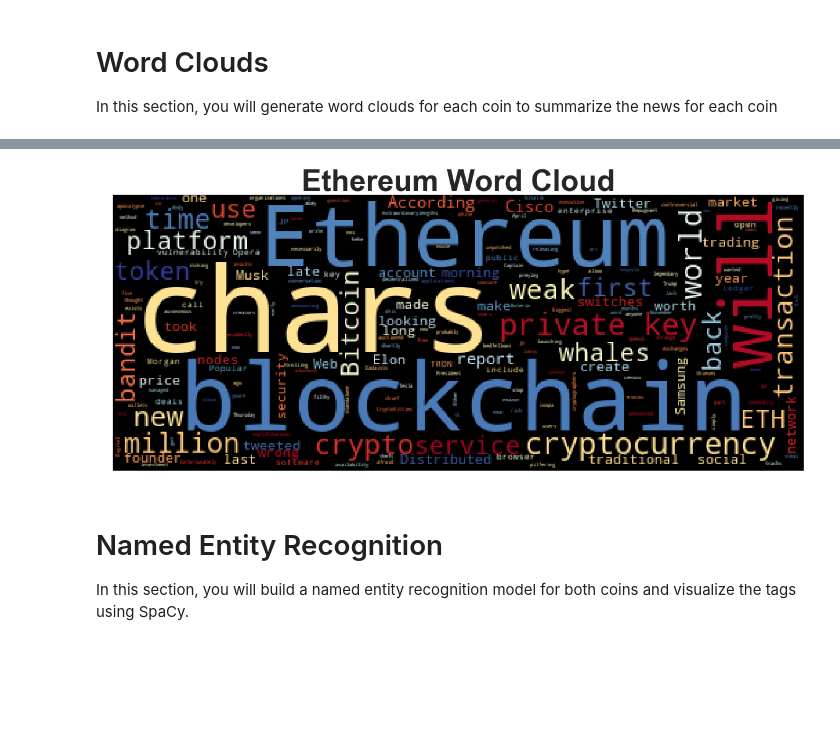
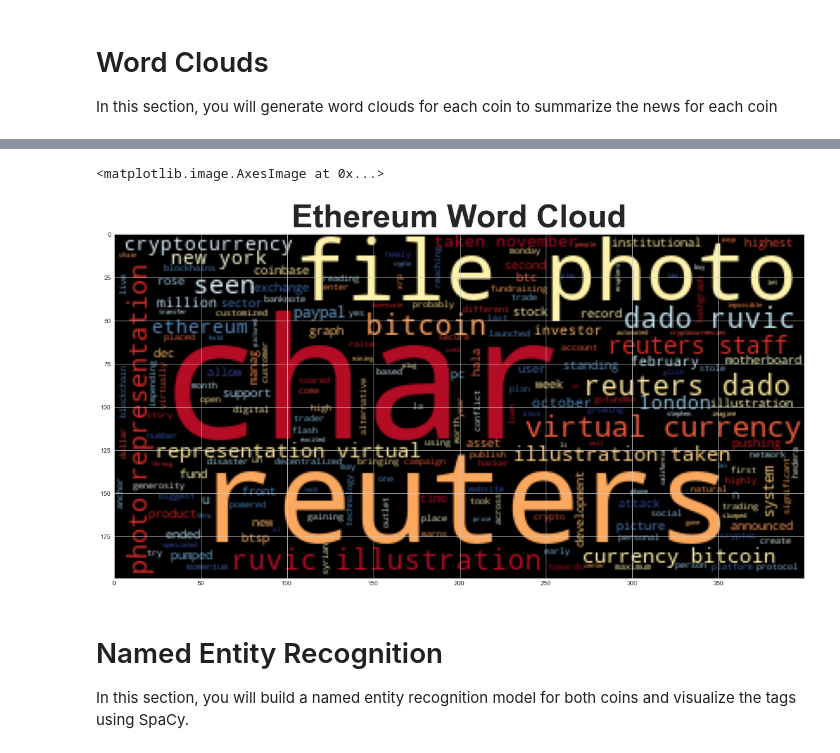
Before and after one commit to vmieres/Natural-Language-Processing-NLP, a Jupyter notebook: crypto_sentiment.ipynb, the cells around one changed output, grey strips where cells are left out. Cells and saved outputs as stored; diff of their text form; code cells hidden in the pictures; blank space fills up the shorter version.

```diff
--- a/crypto_sentiment.ipynb
+++ b/crypto_sentiment.ipynb
@@ -177,4 +169,7 @@ from nltk.corpus import stopwords
 from nltk.stem import WordNetLemmatizer, PorterStemmer
 from string import punctuation
 import re
+# %%
+# Instantiating the lemmatizer
+lemmatizer = WordNetLemmatizer()
 # %%
@@ -184,21 +178,25 @@ print(stopwords.words('english'))
 # %% [output]
 ['i', 'me', 'my', 'myself', 'we', 'our', 'ours', 'ourselves', 'you', "you're", "you've", "you'll", "you'd", 'your', 'yours', 'yourself', 'yourselves', 'he', 'him', 'his', 'himself', 'she', "she's", 'h ...
 # %%
-# Complete the tokenizer function
+# Completing the tokenizer function
 def tokenizer(text):
     """Tokenizes text."""
 
-    # Create a list of the words
+    # Creating a list of the words
     sw = set(stopwords.words('english')) # Remove the stop words
     regex = re.compile("[^a-zA-Z ]")
     re_clean = regex.sub(' ', text)
-    # Convert the words to lowercase
 
+
+
+    words = word_tokenize(re_clean)
+    # Converting the words to lowercase
+    results = [word.lower() for word in words if word.lower() not in sw]
     # Remove the punctuation
-
+    #words = word_tokenize(re_clean)
     # Remove the stop words
 
-    # Lemmatize Words into root words
-
+    # Lemmatizing Words into root words
+    tokens = [lemmatizer.lemmatize(word) for word in results]
     return tokens
 # %%
@@ -264,9 +264,7 @@ bigram_counts.most_common(10)
 # %%
-# Generate the Ethereum N-grams where N=2
-# YOUR CODE HERE!
-ethereume_text = ethereum_df["text"].str.cat()
-
-clean_ethereume_text =  tokenizer(ethereume_text)
-bigram_E_counts = Counter(ngrams(clean_ethereume_text, n=2))
-bigram_E_counts.most_common(10)
+# Generating the Ethereum N-grams where N=2
+ethereum_text = ethereum_df["text"].str.cat()
+clean_ethereum_text =  tokenizer(ethereum_text)
+bigram_E_counts = Counter(ngrams(clean_ethereum_text, n=2))
+bigram_E_counts.most_common(20)
 # %% [output]
@@ -347,13 +345,13 @@ plt.imshow(wc)
 # %%
-# Generate the Ethereum word cloud
-# YOUR CODE HERE!
-big_string_1 = ' '.join(clean_ethereume_text)
-wc = WordCloud().generate(big_string_1)
-plt.title("Ethereum NGrams", fontsize=30, loc="left")
+# Generating the Ethereum word cloud
+big_string_1 = ' '.join(clean_ethereum_text)
+wc = WordCloud(colormap="RdYlBu").generate(big_string_1)
+plt.title("Ethereum Word Cloud", fontsize=50, loc="center", fontweight="bold")
 plt.imshow(wc)
 plt.imshow(wc)
 # %% [output]
+<matplotlib.image.AxesImage at 0x...>
-[figure, old version]
+[figure, new version]
 # %% [markdown]
 # Named Entity Recognition
 
```
Also changed, not shown: parts of 30 cells of this notebook.
